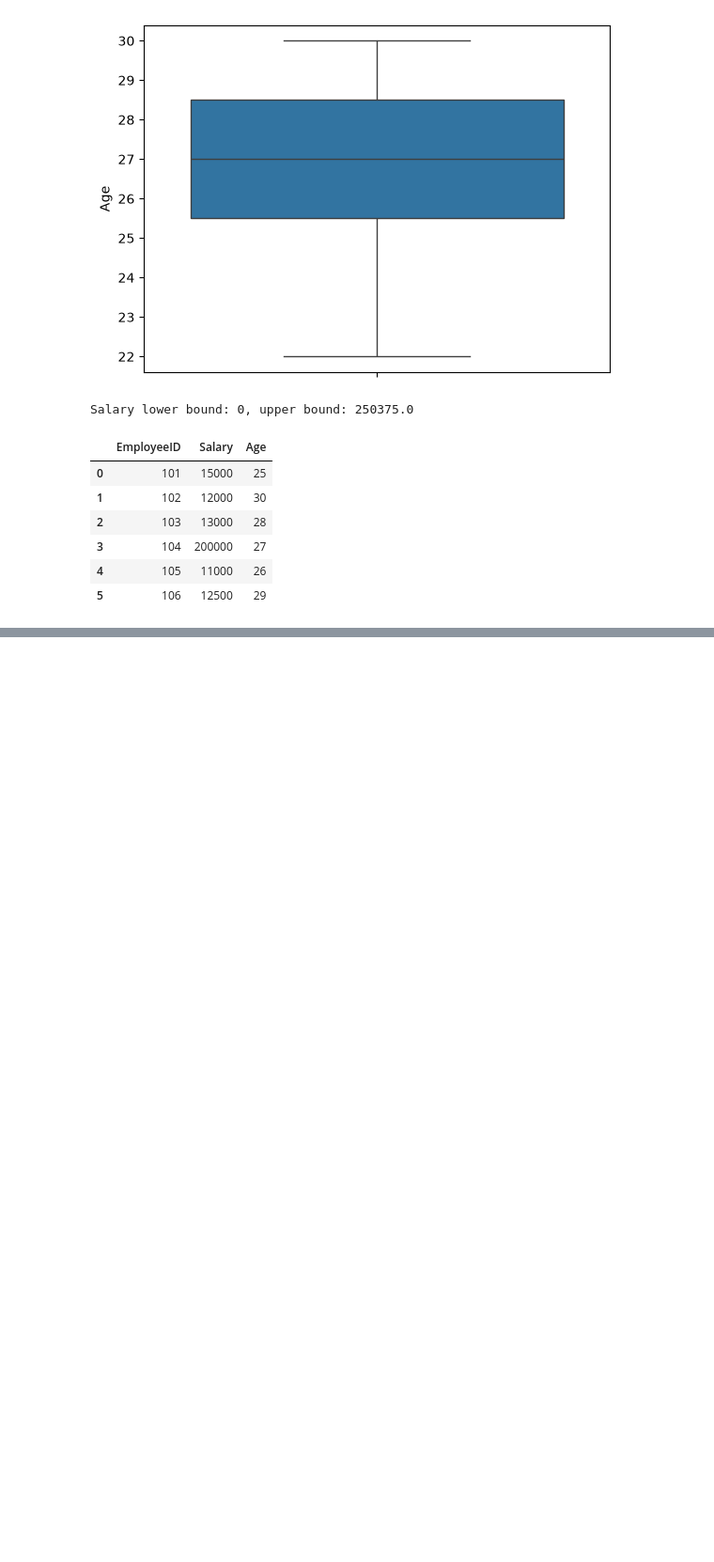
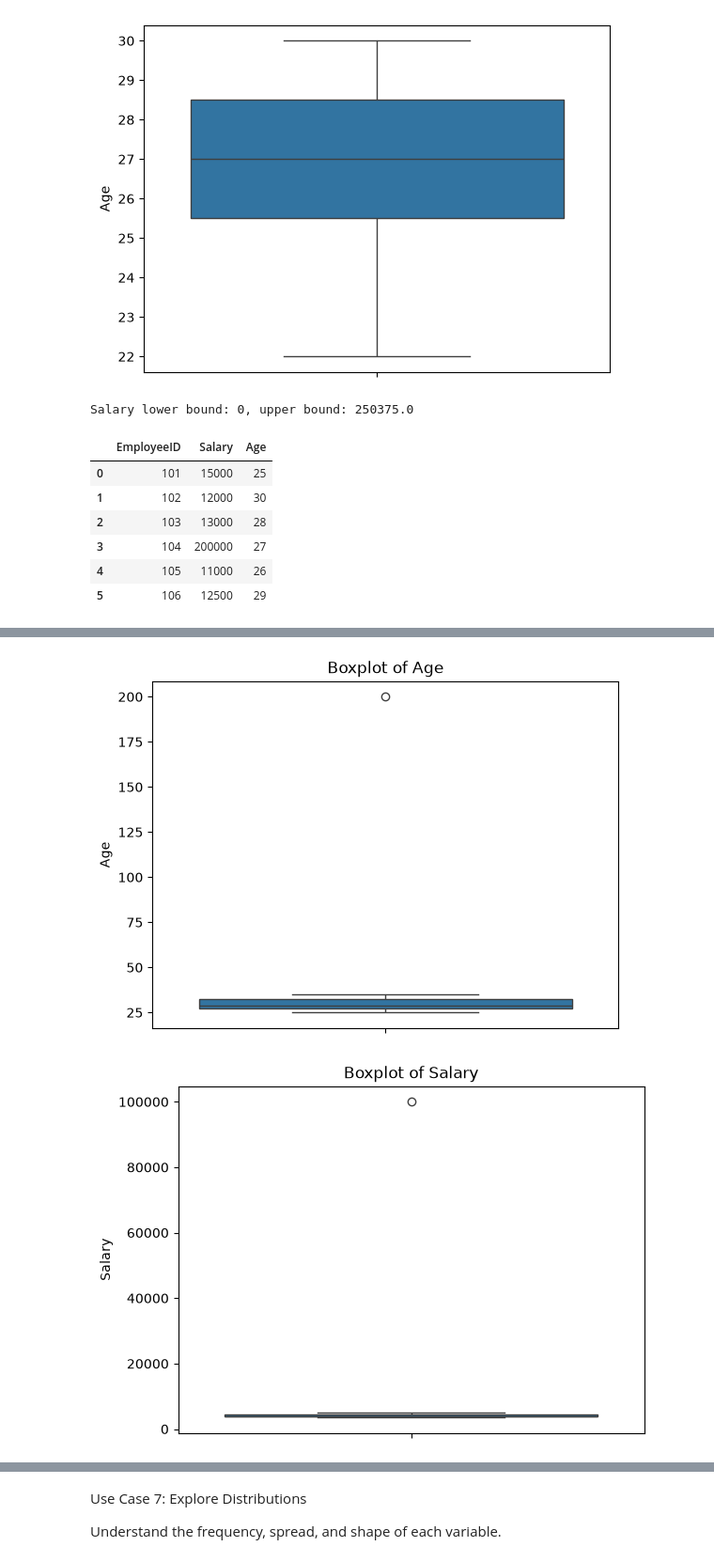
Before and after one commit to abdallahsayedabdallah74/ML_NTICourse, a Jupyter notebook: Session4.ipynb, the cells around one changed output, grey strips where cells are left out. Shown at 94% size. Saved outputs shown, nothing was run; the diff lists cells and outputs as text; code cells hidden in the pictures; blank space fills up the shorter version.

```diff
--- a/Session4.ipynb
+++ b/Session4.ipynb
@@ -234,0 +599,10 @@ df_no_outliers
+# %%
+data = {
+    'Name': ['Alice', 'Bob', 'Charlie', 'Dina', 'Ethan', 'Fatma', 'George'],
+    'Age': [25, 30, 35, 28, 200, 27, 29],
+    'Salary': [4000, 3500, 5000, 4200, 3800, 100000, 3900],
+    'Rating': [4.5, 5, 5, 4, 3, 5, 3]
+}
+
+df = pd.DataFrame(data)
+df
@@ -234,0 +630,13 @@ df_no_outliers
+# %%
+numeric_cols = ['Age', 'Salary', 'Rating']
+
+for col in numeric_cols:
+    Q1 = df[col].quantile(0.25)
+    Q3 = df[col].quantile(0.75)
+    IQR = Q3 - Q1
+    lower = Q1 - 1.5*IQR
+    upper = Q3 + 1.5*IQR
+    outliers = df[(df[col] < lower) | (df[col] > upper)]
+    print(f"Outliers in {col}:")
+    print(outliers[[col]])
+    print("-"*30)
@@ -234,0 +657,8 @@ df_no_outliers
+# %%
+for col in numeric_cols:
+    sns.boxplot(y=df[col])
+    plt.title(f"Boxplot of {col}")
+    plt.show()
+# %% [output]
+[figure, added]
+[figure, added]
@@ -234,0 +666,4 @@ df_no_outliers
+# %% [markdown]
+Use Case 7: Explore Distributions
+
+Understand the frequency, spread, and shape of each variable.
```
Also changed, not shown: parts of 67 cells of this notebook.
